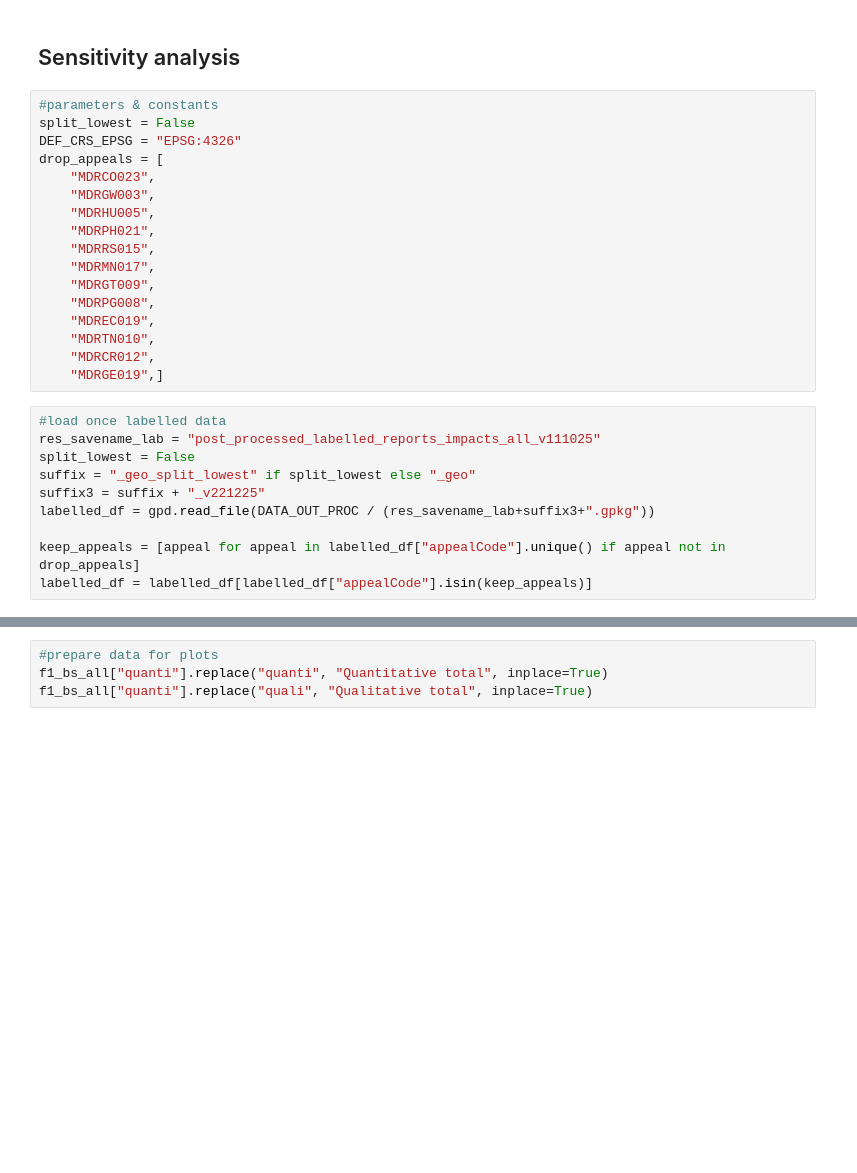
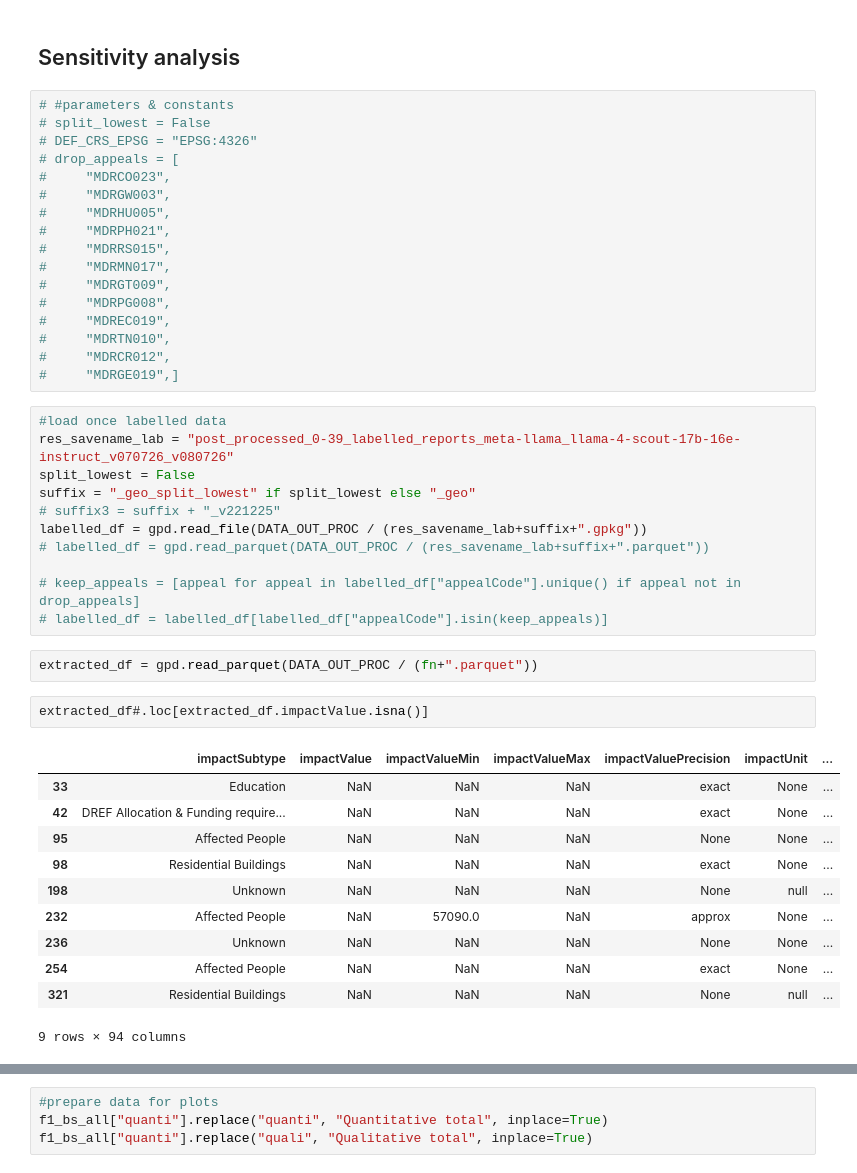
Before and after one commit to luseverin/ROUGE_database, a Jupyter notebook: analysis/validation_sensitivity_analysis.ipynb, the cells around one changed output, grey strips where cells are left out. Drawn from its saved outputs; the diff is of its cells as text; blank space fills up the shorter version.

```diff
--- a/analysis/validation_sensitivity_analysis.ipynb
+++ b/analysis/validation_sensitivity_analysis.ipynb
@@ -23,32 +24,49 @@ from src.sanity_checks import flag_remove_cat
 # %% [markdown]
 ## Sensitivity analysis
 # %%
-#parameters & constants
-split_lowest = False
-DEF_CRS_EPSG = "EPSG:4326"
-drop_appeals = [
-    "MDRCO023",
-    "MDRGW003",
-    "MDRHU005",
-    "MDRPH021",
-    "MDRRS015",
-    "MDRMN017",
-    "MDRGT009",
-    "MDRPG008",
-    "MDREC019",
-    "MDRTN010",
-    "MDRCR012",
-    "MDRGE019",]
+# #parameters & constants
+# split_lowest = False
+# DEF_CRS_EPSG = "EPSG:4326"
+# drop_appeals = [
+#     "MDRCO023",
+#     "MDRGW003",
+#     "MDRHU005",
+#     "MDRPH021",
+#     "MDRRS015",
+#     "MDRMN017",
+#     "MDRGT009",
+#     "MDRPG008",
+#     "MDREC019",
+#     "MDRTN010",
+#     "MDRCR012",
+#     "MDRGE019",]
 # %%
 #load once labelled data
-res_savename_lab = "post_processed_labelled_reports_impacts_all_v111025"
+res_savename_lab = "post_processed_0-39_labelled_reports_meta-llama_llama-4-scout-17b-16e-instruct_v070726_v080726"
 split_lowest = False
 suffix = "_geo_split_lowest" if split_lowest else "_geo"
-suffix3 = suffix + "_v221225"
-labelled_df = gpd.read_file(DATA_OUT_PROC / (res_savename_lab+suffix3+".gpkg"))
+# suffix3 = suffix + "_v221225"
+labelled_df = gpd.read_file(DATA_OUT_PROC / (res_savename_lab+suffix+".gpkg"))
+# labelled_df = gpd.read_parquet(DATA_OUT_PROC / (res_savename_lab+suffix+".parquet"))
 
-keep_appeals = [appeal for appeal in labelled_df["appealCode"].unique() if appeal not in drop_appeals]
-labelled_df = labelled_df[labelled_df["appealCode"].isin(keep_appeals)]
+# keep_appeals = [appeal for appeal in labelled_df["appealCode"].unique() if appeal not in drop_appeals]
+# labelled_df = labelled_df[labelled_df["appealCode"].isin(keep_appeals)]
+# %%
+extracted_df = gpd.read_parquet(DATA_OUT_PROC / (fn+".parquet"))
+# %%
+extracted_df#.loc[extracted_df.impactValue.isna()]
+# %% [output]
+|  | impactSubtype | impactValue | impactValueMin | impactValueMax | impactValuePrecision | impactUnit | ... |
+| 33 | Education | NaN | NaN | NaN | exact | None | ... |
+| 42 | DREF Allocation & Funding require... | NaN | NaN | NaN | exact | None | ... |
+| 95 | Affected People | NaN | NaN | NaN | None | None | ... |
+| 98 | Residential Buildings | NaN | NaN | NaN | exact | None | ... |
+| 198 | Unknown | NaN | NaN | NaN | None | null | ... |
+| 232 | Affected People | NaN | 57090.0 | NaN | approx | None | ... |
+| 236 | Unknown | NaN | NaN | NaN | None | None | ... |
+| 254 | Affected People | NaN | NaN | NaN | exact | None | ... |
+| 321 | Residential Buildings | NaN | NaN | NaN | None | null | ... |
+9 rows × 94 columns
 # %%
 #load extracted and matched data
 
```
Also changed, not shown: parts of 8 cells of this notebook.
